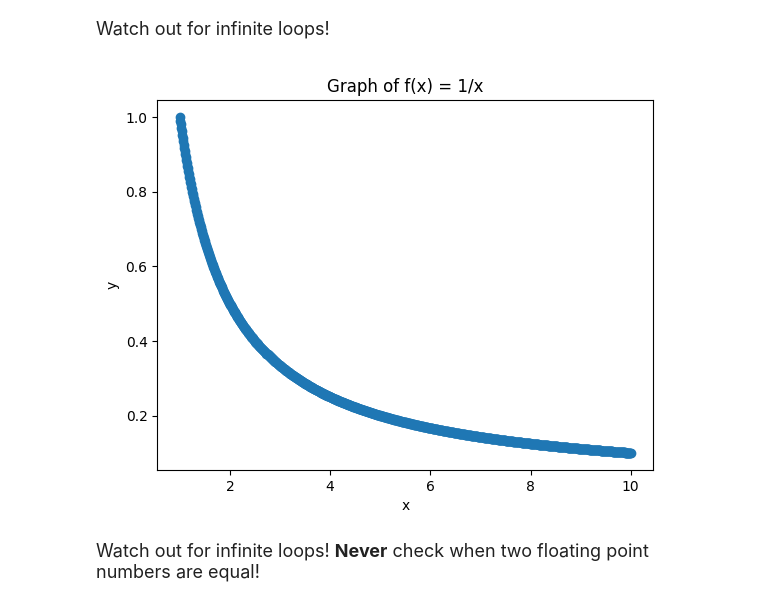
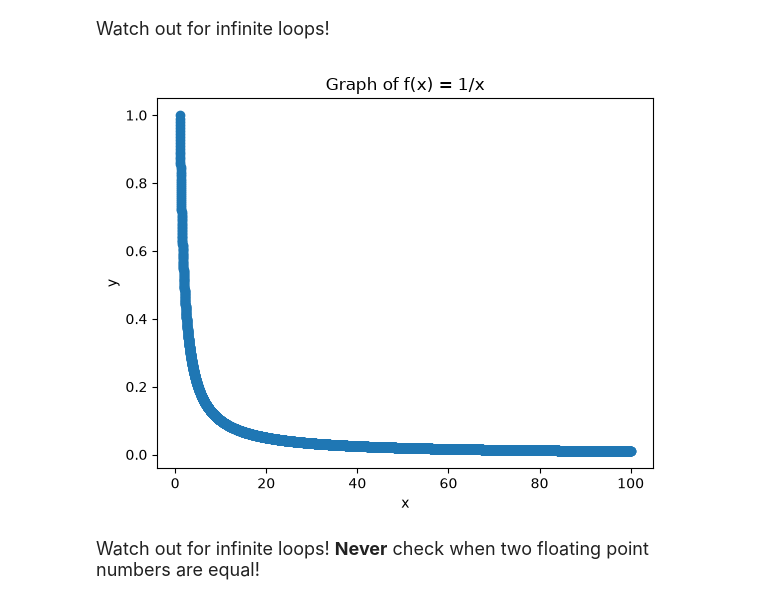
Before and after one commit to evilaechik/datasci185fall2026, a Jupyter notebook: Lecture_07_Loops/Lecture7 copy.ipynb, the cells around one changed output. Cells and saved outputs as stored; diff of their text form; code cells hidden in the pictures.

```diff
--- a/Lecture_07_Loops/Lecture7 copy.ipynb
+++ b/Lecture_07_Loops/Lecture7 copy.ipynb
@@ -410,25 +410,25 @@ Watch out for infinite loops!
 # %%
 # If you change eps to a negative number, this code will NEVER stop!
 eps = 0.025
 
 x_list = []
 y_list = []
 
 
 x = 1
-while 1/x > 0.1:
+while 1/x > 0.01:
     x_list.append(x)
     y_list.append(1/x)
     x = x + 0.01
 
 
 plt.scatter(x = x_list, y = y_list)
 plt.title("Graph of f(x) = 1/x")
 plt.xlabel('x')
 plt.ylabel("y")
 plt.show()
 # %% [output]
-[figure, old version]
+[figure, new version]
 # %% [markdown]
 <font size = "4">
 
```
Also changed, not shown: parts of 7 cells of this notebook, 1 other file.
